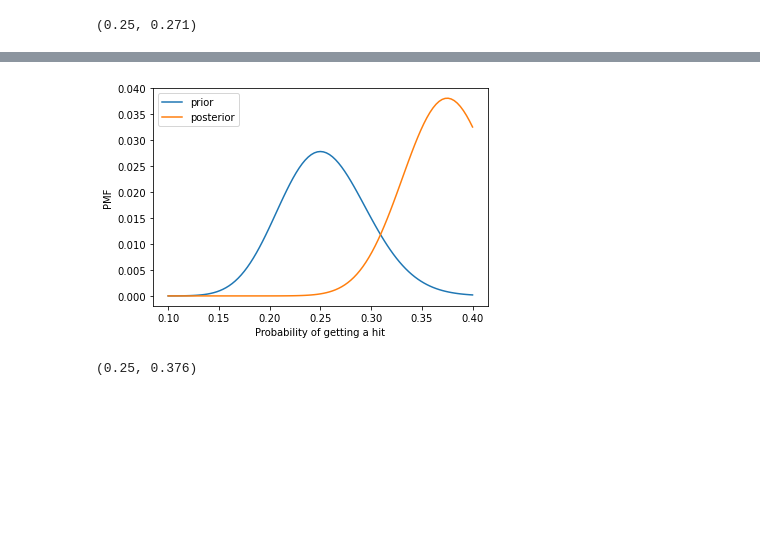
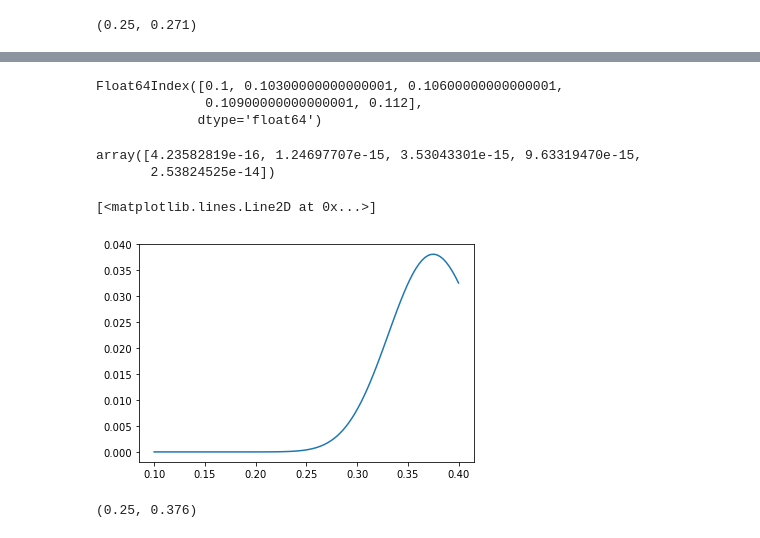
Before and after one commit to ryanorsinger/ThinkBayes2, a Jupyter notebook: chapter_4_estimating_proportions.ipynb, the cells around one changed output, grey strips where cells are left out. Cells and saved outputs as stored; diff of their text form; code cells hidden in the pictures; blank space fills up the shorter version.

```diff
--- a/chapter_4_estimating_proportions.ipynb
+++ b/chapter_4_estimating_proportions.ipynb
@@ -374,12 +408,19 @@ posterior.normalize()
-# %%
-# Solution
-prior.plot(label="prior")
-posterior.plot(label="posterior")
-plt.xlabel("Probability of getting a hit")
-plt.ylabel("PMF")
-plt.legend();
-# %% [output]
-[figure, removed]
+# %%
+posterior.index[0:5]
+# %% [output]
+Float64Index([0.1, 0.10300000000000001, 0.10600000000000001,
+              0.10900000000000001, 0.112],
+             dtype='float64')
+# %%
+posterior.values[0:5]
+# %% [output]
+array([4.23582819e-16, 1.24697707e-15, 3.53043301e-15, 9.63319470e-15,
+       2.53824525e-14])
+# %%
+plt.plot(posterior.index, posterior.values)
+# %% [output]
+[<matplotlib.lines.Line2D at 0x...>]
+[figure, added]
 # %%
 prior.max_prob(), posterior.max_prob()
 # %% [output]
```
Also changed, not shown: parts of 5 cells of this notebook, 1 other file.
